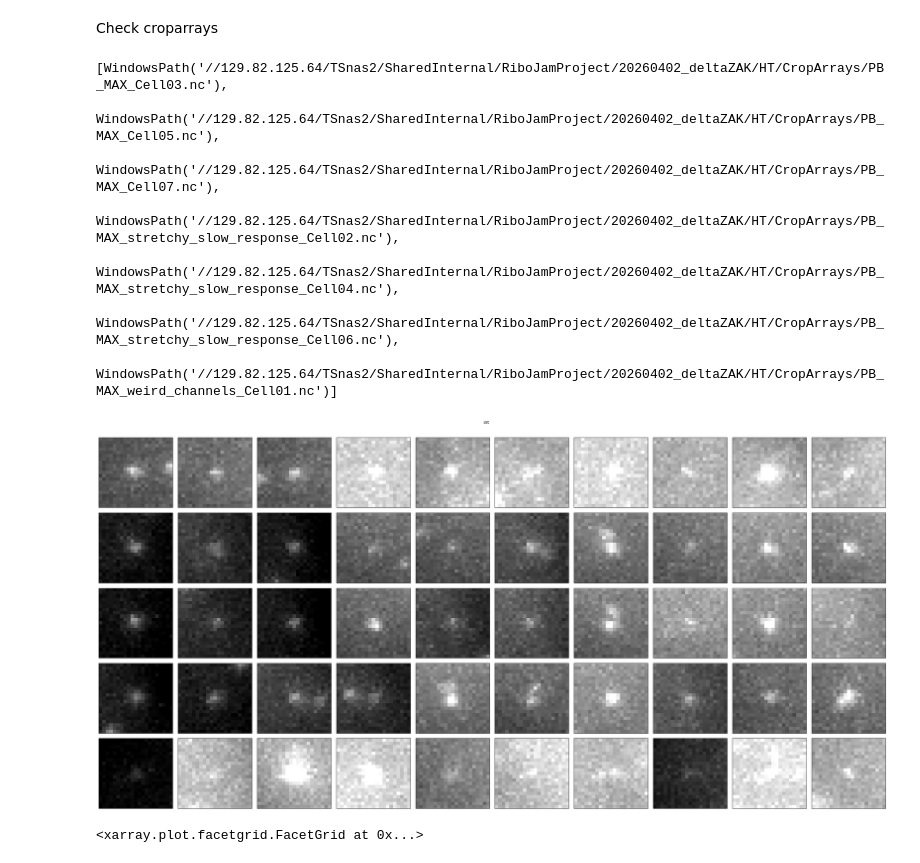
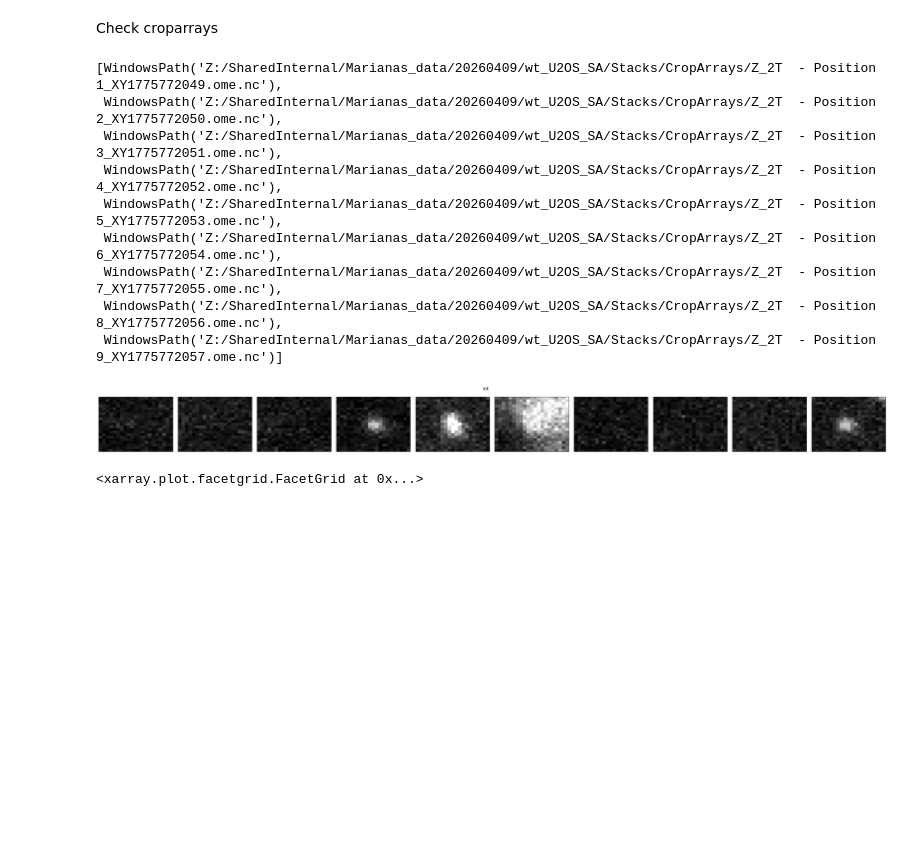
Before and after one commit to timstasevich/croparray, a Jupyter notebook: notebooks/MakeCropArrays.ipynb, the cells around one changed output. Drawn from its saved outputs; the diff is of its cells as text; code cells hidden in the pictures; blank space fills up the shorter version.

```diff
--- a/notebooks/MakeCropArrays.ipynb
+++ b/notebooks/MakeCropArrays.ipynb
@@ -9,12 +9,9 @@ from pathlib import Path
 # ============================
 
 # Input files
-DATA_DIR = Path(r"\\129.82.125.64\TSnas2\SharedInternal\RiboJamProject\20260402_deltaZAK\HT")
-#DATA_DIR = Path(r"\\129.82.125.64\TSnas2\SharedInternal\RiboJamProject\20260331_HA_ZAK_HT\wDox\HT")
-#DATA_DIR = Path(r"\\129.82.125.64\TSnas2\SharedInternal\RiboJamProject\20260331_HA_ZAK_HT\NoDox\HT")
-
+DATA_DIR = Path(r"Z:\SharedInternal\Marianas_data\20260409\wt_U2OS_SA\Stacks")
 CSV_FILES = sorted(DATA_DIR.glob("*_allspots.csv"))
-VID_FILES = sorted(DATA_DIR.glob("PB_MAX*.tif"))
+VID_FILES = sorted(DATA_DIR.glob("*.tif"))
 assert len(VID_FILES) == len(CSV_FILES), f"Mismatch: {len(VID_FILES)} videos vs {len(CSV_FILES)} csvs"
 
 # Cropping parameters
@@ -22,13 +19,13 @@ XY_PAD = 10                         # Typically 5, but bigger if spots are > dif
 Z_PAD = 1                           # Only used if tracking was also done in Z
 
 # Physical metadata (should match TrackMate if TrackMate units not pixels)
-DX = 0.130  ## pixel size
-DY = 0.130
-DZ = .5      ## this is ignored if tracking was only done in 2D
+DX = 0.074  ## pixel size
+DY = 0.074
+DZ = .3      ## this is ignored if tracking was only done in 2D
 DT = 1
-UNITS = ["microns", "min"]
-NOTES = 'A crop array in WT U2OS cells. Imaged once every minute in 2 channels on Terminator with HT after 5th frame (6-45). Ch1 = 12xSunTag-KDM5B-BoxB-MS2 labeled with mST-tagged anti-SunTag scFv. ch0 = MCP-Halo labeled with JF646. Used Sun+MCP APP. Spots were tracked in 2D on max-projected images using TrackMate.'
-DATE_STR = "2026-03-31"
+UNITS = ["microns", "frames"]
+NOTES = 'A crop array in WT U2OS cells. Imaged as fast as possible in 3 channels on the Marianas. Ch0 = 12xSunTag-KDM5B-XBP1SA-MS2 labeled with mST-tagged anti-SunTag scFv. Ch1 = dsRed-ER. Ch2 = MCP-Halo labeled with JF646. Used Sun+MCP APP. Spots were tracked in 2D on max-projected images using TrackPy.'
+DATE_STR = "2026-04-09"
 
 # Spot table handling
 TRACKER = "auto"  # "trackmate" or "trackpy"; "auto" automatically determines; None for croparray
@@ -92,22 +89,24 @@ NC_DIR = DATA_DIR/OUT_SUBDIR
 NC_FILES = sorted(NC_DIR.glob("*.nc"))
 NC_FILES
 # %% [output]
-[WindowsPath('//129.82.125.64/TSnas2/SharedInternal/RiboJamProject/20260402_deltaZAK/HT/CropArrays/PB_MAX_Cell03.nc'),
- WindowsPath('//129.82.125.64/TSnas2/SharedInternal/RiboJamProject/20260402_deltaZAK/HT/CropArrays/PB_MAX_Cell05.nc'),
- WindowsPath('//129.82.125.64/TSnas2/SharedInternal/RiboJamProject/20260402_deltaZAK/HT/CropArrays/PB_MAX_Cell07.nc'),
- WindowsPath('//129.82.125.64/TSnas2/SharedInternal/RiboJamProject/20260402_deltaZAK/HT/CropArrays/PB_MAX_stretchy_slow_response_Cell02.nc'),
- WindowsPath('//129.82.125.64/TSnas2/SharedInternal/RiboJamProject/20260402_deltaZAK/HT/CropArrays/PB_MAX_stretchy_slow_response_Cell04.nc'),
- WindowsPath('//129.82.125.64/TSnas2/SharedInternal/RiboJamProject/20260402_deltaZAK/HT/CropArrays/PB_MAX_stretchy_slow_response_Cell06.nc'),
- WindowsPath('//129.82.125.64/TSnas2/SharedInternal/RiboJamProject/20260402_deltaZAK/HT/CropArrays/PB_MAX_weird_channels_Cell01.nc')]
+[WindowsPath('Z:/SharedInternal/Marianas_data/20260409/wt_U2OS_SA/Stacks/CropArrays/Z_2T  - Position 1_XY1775772049.ome.nc'),
+ WindowsPath('Z:/SharedInternal/Marianas_data/20260409/wt_U2OS_SA/Stacks/CropArrays/Z_2T  - Position 2_XY1775772050.ome.nc'),
+ WindowsPath('Z:/SharedInternal/Marianas_data/20260409/wt_U2OS_SA/Stacks/CropArrays/Z_2T  - Position 3_XY1775772051.ome.nc'),
+ WindowsPath('Z:/SharedInternal/Marianas_data/20260409/wt_U2OS_SA/Stacks/CropArrays/Z_2T  - Position 4_XY1775772052.ome.nc'),
+ WindowsPath('Z:/SharedInternal/Marianas_data/20260409/wt_U2OS_SA/Stacks/CropArrays/Z_2T  - Position 5_XY1775772053.ome.nc'),
+ WindowsPath('Z:/SharedInternal/Marianas_data/20260409/wt_U2OS_SA/Stacks/CropArrays/Z_2T  - Position 6_XY1775772054.ome.nc'),
+ WindowsPath('Z:/SharedInternal/Marianas_data/20260409/wt_U2OS_SA/Stacks/CropArrays/Z_2T  - Position 7_XY1775772055.ome.nc'),
+ WindowsPath('Z:/SharedInternal/Marianas_data/20260409/wt_U2OS_SA/Stacks/CropArrays/Z_2T  - Position 8_XY1775772056.ome.nc'),
+ WindowsPath('Z:/SharedInternal/Marianas_data/20260409/wt_U2OS_SA/Stacks/CropArrays/Z_2T  - Position 9_XY1775772057.ome.nc')]
 # %%
 # Check croparray
 # Need to open this way to get proper doc strings:
 from croparray.trackarray.object import CropArray
 my_ca: CropArray = ca.io.open_croparray(NC_FILES[0], as_object=True)
 # %%
-my_ca.isel(fov=0,z=0,ch=1).plot.plot_croparray_crops(n=(0,10,1), layer='int',t=(0,5,1), col='n');
+my_ca.isel(fov=0,z=10,ch=0).plot.plot_croparray_crops(n=(0,10,1), layer='int',t=(0,1,1), col='n');
 # %% [output]
-[figure, old version]
+[figure, new version]
 # %%
 my_ca['int'].isel(fov=0,z=0,ch=1).mean(dim=['n']).rolling(t=5, center=True, min_periods=1).mean().isel(t=slice(None, None, 5)).plot.imshow(col="t", cmap='gray',robust=True, vmin=0,vmax=2000,xticks=[],yticks=[],)
 # %% [output]
```
Also changed, not shown: parts of 2 cells of this notebook, 2 other files.
